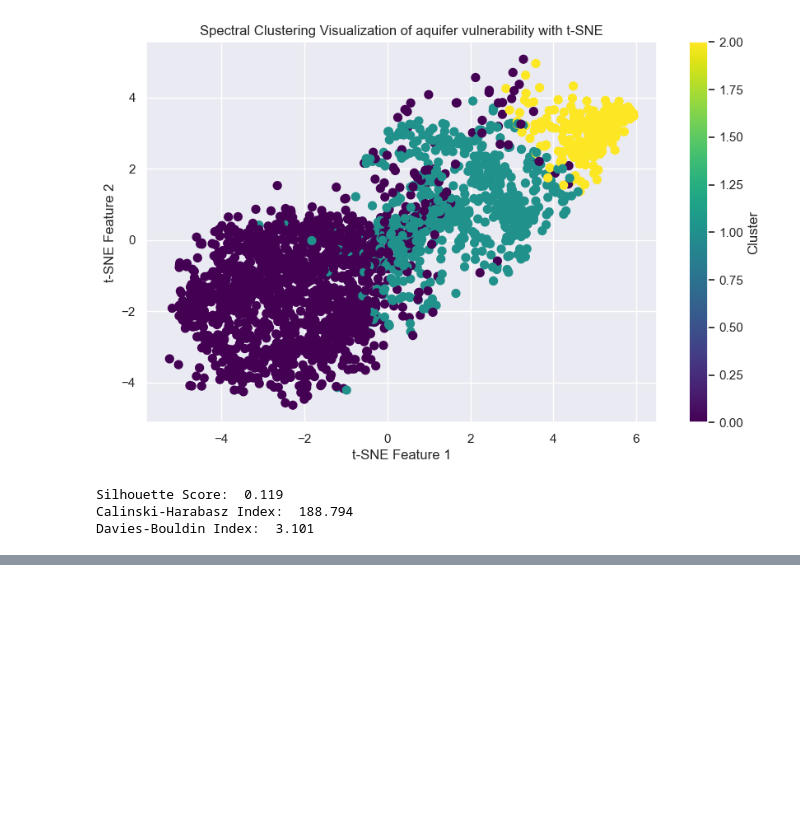
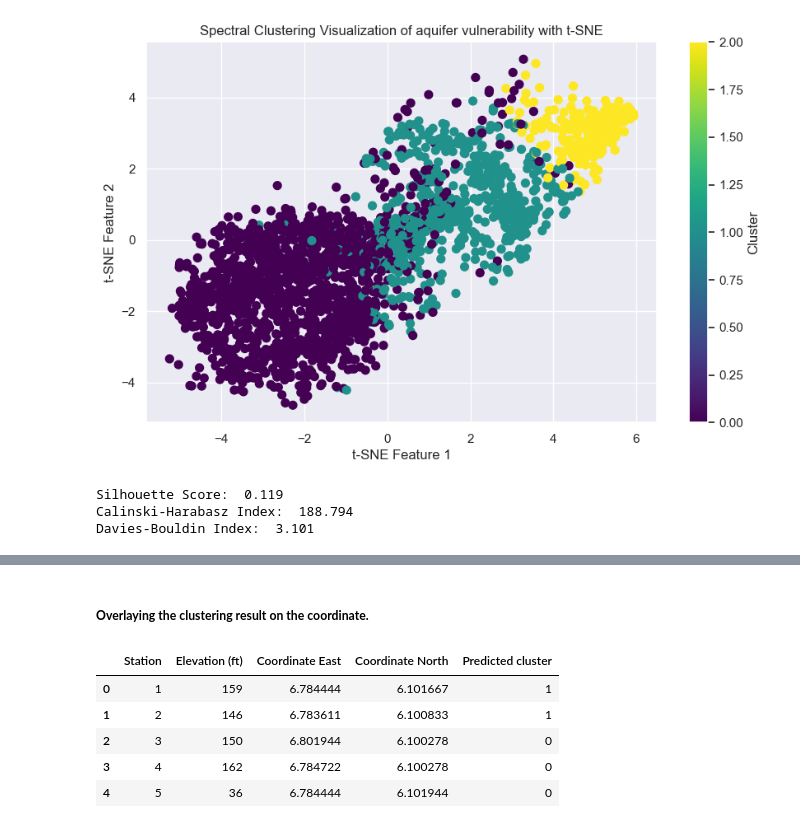
Before and after one commit to Omedobi/Data-Science-Projects, a Jupyter notebook: Aquifer-vulnerability/notebook/AQUIFER-VULNERABILITY-TO-LEACHATE-CONTAMINATION.ipynb, the cells around one changed output, grey strips where cells are left out. Drawn from its saved outputs; the diff is of its cells as text; code cells hidden in the pictures; blank space fills up the shorter version.

```diff
--- a/Aquifer-vulnerability/notebook/AQUIFER-VULNERABILITY-TO-LEACHATE-CONTAMINATION.ipynb
+++ b/Aquifer-vulnerability/notebook/AQUIFER-VULNERABILITY-TO-LEACHATE-CONTAMINATION.ipynb
@@ -1318,0 +1332,17 @@ Overall, these metrics suggest that my clustering model has not performed well o
+# %% [markdown]
+##### **Overlaying the clustering result on the coordinate.**
+# %%
+    """creating a dataframe for the predicted clusters with coordinate using the best performing algorithm. (Spectral Clustering)
+    """
+
+final_df = ves_coordinates.copy()
+final_df['Predicted cluster'] = spectral_labels[:10]
+
+final_df.head()
+# %% [output]
+|  | Station | Elevation (ft) | Coordinate East | Coordinate North | Predicted cluster |
+| 0 | 1 | 159 | 6.784444 | 6.101667 | 1 |
+| 1 | 2 | 146 | 6.783611 | 6.100833 | 1 |
+| 2 | 3 | 150 | 6.801944 | 6.100278 | 0 |
+| 3 | 4 | 162 | 6.784722 | 6.100278 | 0 |
+| 4 | 5 | 36 | 6.784444 | 6.101944 | 0 |
```
Also changed, not shown: parts of 12 cells of this notebook, 6 other files.
